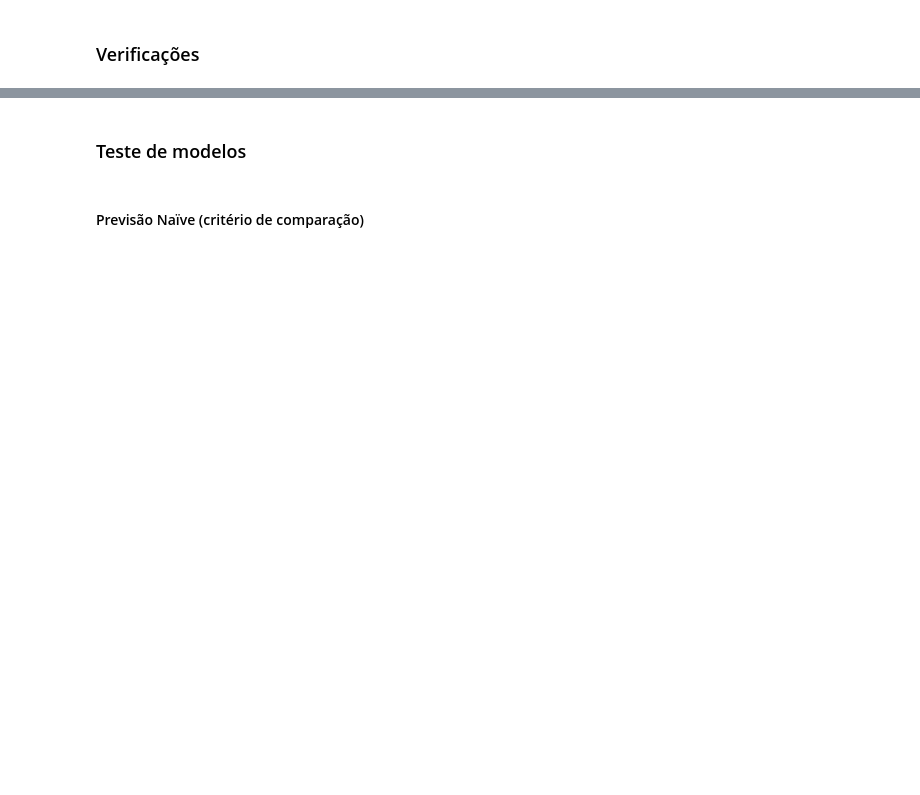
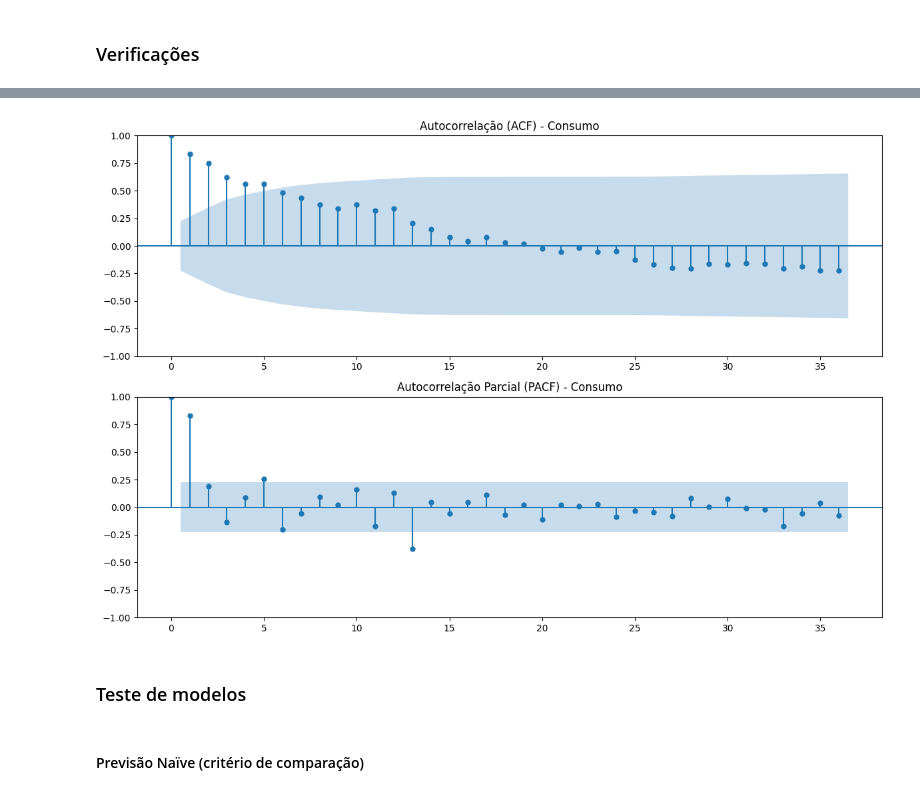
Before and after one commit to ffserro/MVP, a Jupyter notebook: mvp.ipynb, the cells around one changed output, grey strips where cells are left out. Saved outputs shown, nothing was run; the diff lists cells and outputs as text; code cells hidden in the pictures; blank space fills up the shorter version.

```diff
--- a/mvp.ipynb
+++ b/mvp.ipynb
@@ -371,7 +625,34 @@ plt.show()
 # %%
-# Análise de autocorrelação
+# ============================================================
+# Análise de Autocorrelação (ACF) e Autocorrelação Parcial (PACF)
+# ============================================================
 
-fig, ax = plt.subplots(2,1, figsize=(12,8))
-plot_acf(mmm_marinha.consumo.dropna(), lags=36, ax=ax[0])
-plot_pacf(mmm_marinha.consumo.dropna(), lags=36, ax=ax[1], method='ywm')
+# Cria figura com dois subplots: um para ACF e outro para PACF
+fig, ax = plt.subplots(2, 1, figsize=(12, 8))
+
+# Autocorrelação (ACF)
+# - Mede a correlação da série com suas próprias defasagens
+# - Útil para identificar dependência temporal e possíveis lags para ARIMA
+plot_acf(
+    mmm_marinha['consumo'].dropna(),  # remove NaNs antes do cálculo
+    lags=36,                           # número de defasagens a serem exibidas
+    ax=ax[0]
+)
+ax[0].set_title("Autocorrelação (ACF) - Consumo")
+
+# Autocorrelação Parcial (PACF)
+# - Mede a correlação da série com uma defasagem específica,
+#   removendo efeitos das defasagens intermediárias
+# - Ajuda a identificar a ordem AR (p) em modelos ARIMA
+plot_pacf(
+    mmm_marinha['consumo'].dropna(),
+    lags=36,
+    ax=ax[1],
+    method='ywm'   # método de estimação robusto para PACF
+)
+ax[1].set_title("Autocorrelação Parcial (PACF) - Consumo")
+
+plt.tight_layout()
 plt.show()
+# %% [output]
+[figure, added]
```
Also changed, not shown: parts of 42 cells of this notebook.
